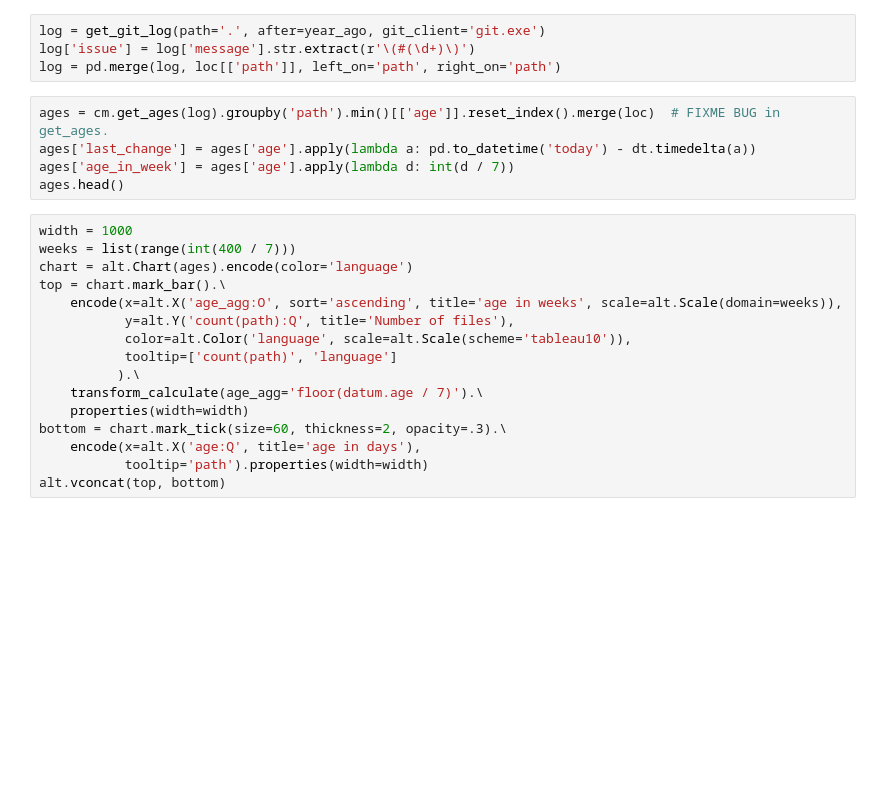
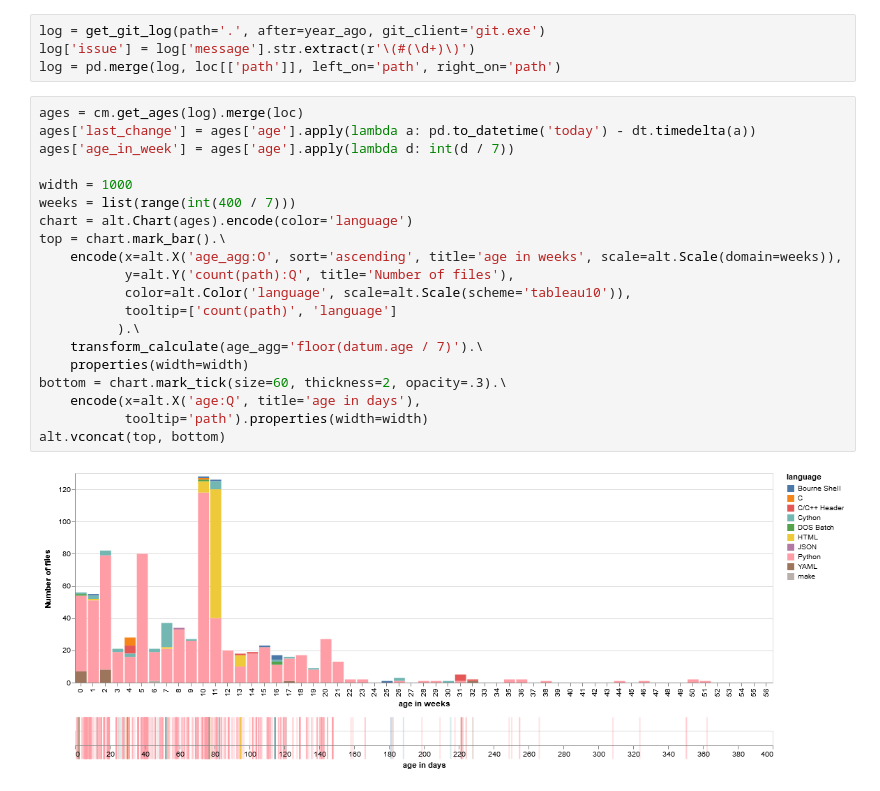
Before and after one commit to elmotec/codemetrics, a Jupyter notebook: notebooks/pandas.ipynb, the cells around one changed output. Cells and saved outputs as stored; diff of their text form; blank space fills up the shorter version.

```diff
--- a/notebooks/pandas.ipynb
+++ b/notebooks/pandas.ipynb
@@ -60,25 +76,26 @@ alt.Chart(loc_sum).mark_bar().encode(
 log = get_git_log(path='.', after=year_ago, git_client='git.exe')
 log['issue'] = log['message'].str.extract(r'\(#(\d+)\)')
 log = pd.merge(log, loc[['path']], left_on='path', right_on='path')
-# %%
-ages = cm.get_ages(log).groupby('path').min()[['age']].reset_index().merge(loc)  # FIXME BUG in get_ages.
-ages['last_change'] = ages['age'].apply(lambda a: pd.to_datetime('today') - dt.timedelta(a))
-ages['age_in_week'] = ages['age'].apply(lambda d: int(d / 7))
-ages.head()
 # %%
+ages = cm.get_ages(log).merge(loc)
+ages['last_change'] = ages['age'].apply(lambda a: pd.to_datetime('today') - dt.timedelta(a))
+ages['age_in_week'] = ages['age'].apply(lambda d: int(d / 7))
+
 width = 1000
 weeks = list(range(int(400 / 7)))
 chart = alt.Chart(ages).encode(color='language')
 top = chart.mark_bar().\
     encode(x=alt.X('age_agg:O', sort='ascending', title='age in weeks', scale=alt.Scale(domain=weeks)),
            y=alt.Y('count(path):Q', title='Number of files'),
            color=alt.Color('language', scale=alt.Scale(scheme='tableau10')),
            tooltip=['count(path)', 'language']
           ).\
     transform_calculate(age_agg='floor(datum.age / 7)').\
     properties(width=width)
 bottom = chart.mark_tick(size=60, thickness=2, opacity=.3).\
     encode(x=alt.X('age:Q', title='age in days'),
            tooltip='path').properties(width=width)
 alt.vconcat(top, bottom)
+# %% [output]
+[figure, added]
 # %%
```
Also changed, not shown: parts of 26 cells of this notebook, 11 other files.
